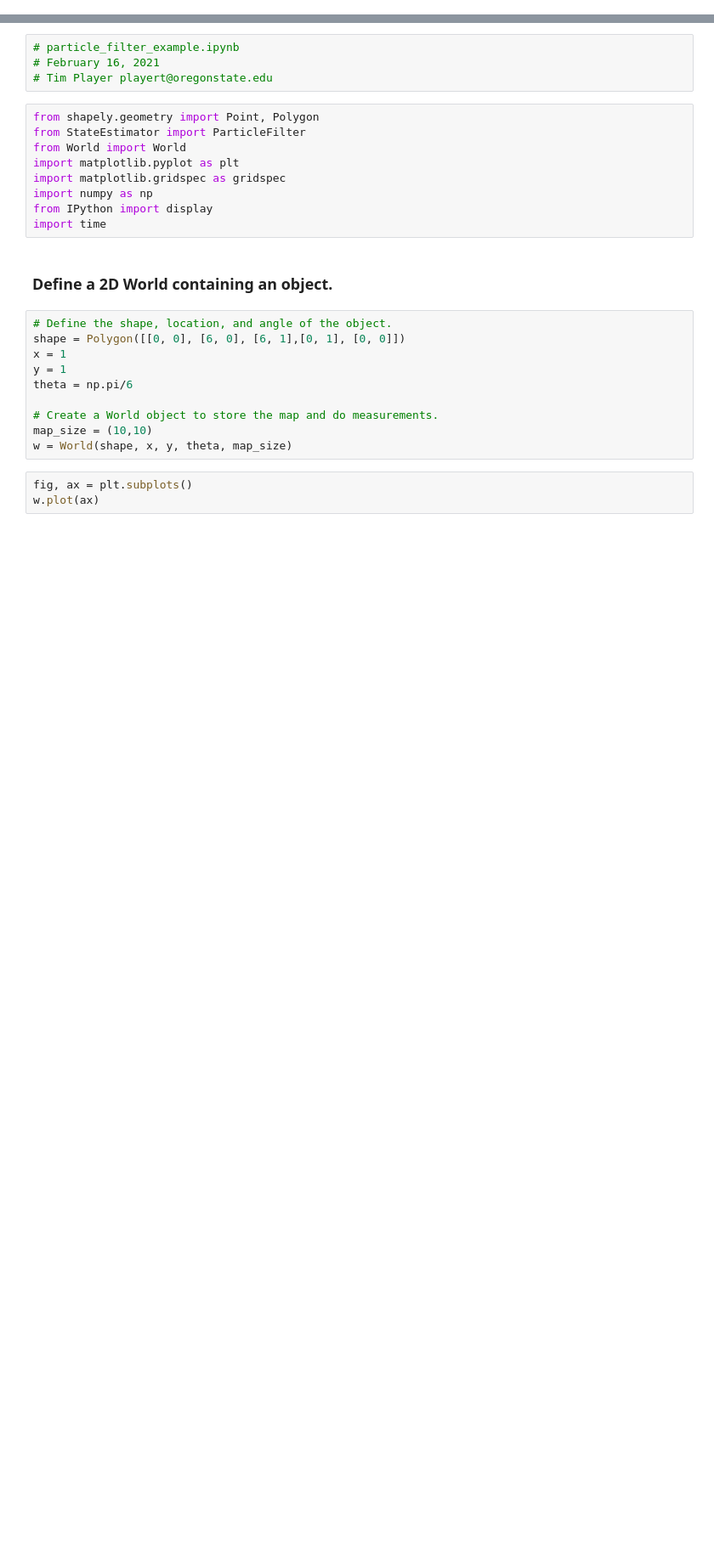
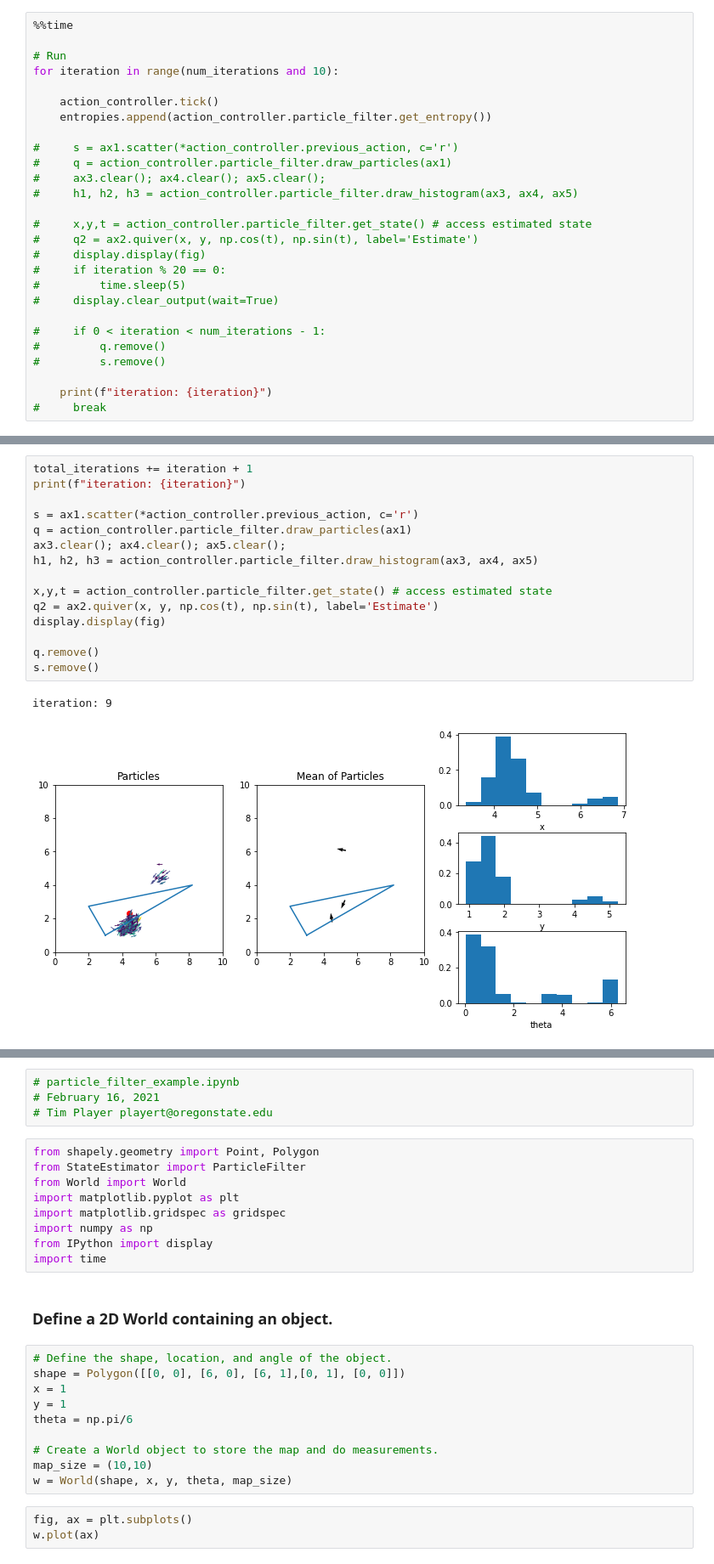
Before and after one commit to playertr/SDM_project, a Jupyter notebook: particle_filter_example.ipynb, the cells around one changed output, grey strips where cells are left out. Shown at 85% size. Drawn from its saved outputs; the diff is of its cells as text; blank space fills up the shorter version.

```diff
--- a/particle_filter_example.ipynb
+++ b/particle_filter_example.ipynb
@@ -0,0 +51,27 @@
+# %%
+%%time
+
+# Run
+for iteration in range(num_iterations and 10):
+
+    action_controller.tick()
+    entropies.append(action_controller.particle_filter.get_entropy())
+
+#     s = ax1.scatter(*action_controller.previous_action, c='r')
+#     q = action_controller.particle_filter.draw_particles(ax1)
+#     ax3.clear(); ax4.clear(); ax5.clear();
+#     h1, h2, h3 = action_controller.particle_filter.draw_histogram(ax3, ax4, ax5)
+
+#     x,y,t = action_controller.particle_filter.get_state() # access estimated state
+#     q2 = ax2.quiver(x, y, np.cos(t), np.sin(t), label='Estimate')
+#     display.display(fig)
+#     if iteration % 20 == 0:
+#         time.sleep(5)
+#     display.clear_output(wait=True)
+
+#     if 0 < iteration < num_iterations - 1:
+#         q.remove()
+#         s.remove()
+
+    print(f"iteration: {iteration}")
+#     break
@@ -0,0 +91,18 @@
+# %%
+total_iterations += iteration + 1
+print(f"iteration: {iteration}")
+
+s = ax1.scatter(*action_controller.previous_action, c='r')
+q = action_controller.particle_filter.draw_particles(ax1)
+ax3.clear(); ax4.clear(); ax5.clear();
+h1, h2, h3 = action_controller.particle_filter.draw_histogram(ax3, ax4, ax5)
+
+x,y,t = action_controller.particle_filter.get_state() # access estimated state
+q2 = ax2.quiver(x, y, np.cos(t), np.sin(t), label='Estimate')
+display.display(fig)
+
+q.remove()
+s.remove()
+# %% [output]
+iteration: 9
+[figure, added]
```
Also changed, not shown: parts of 7 cells of this notebook, 2 other files.
